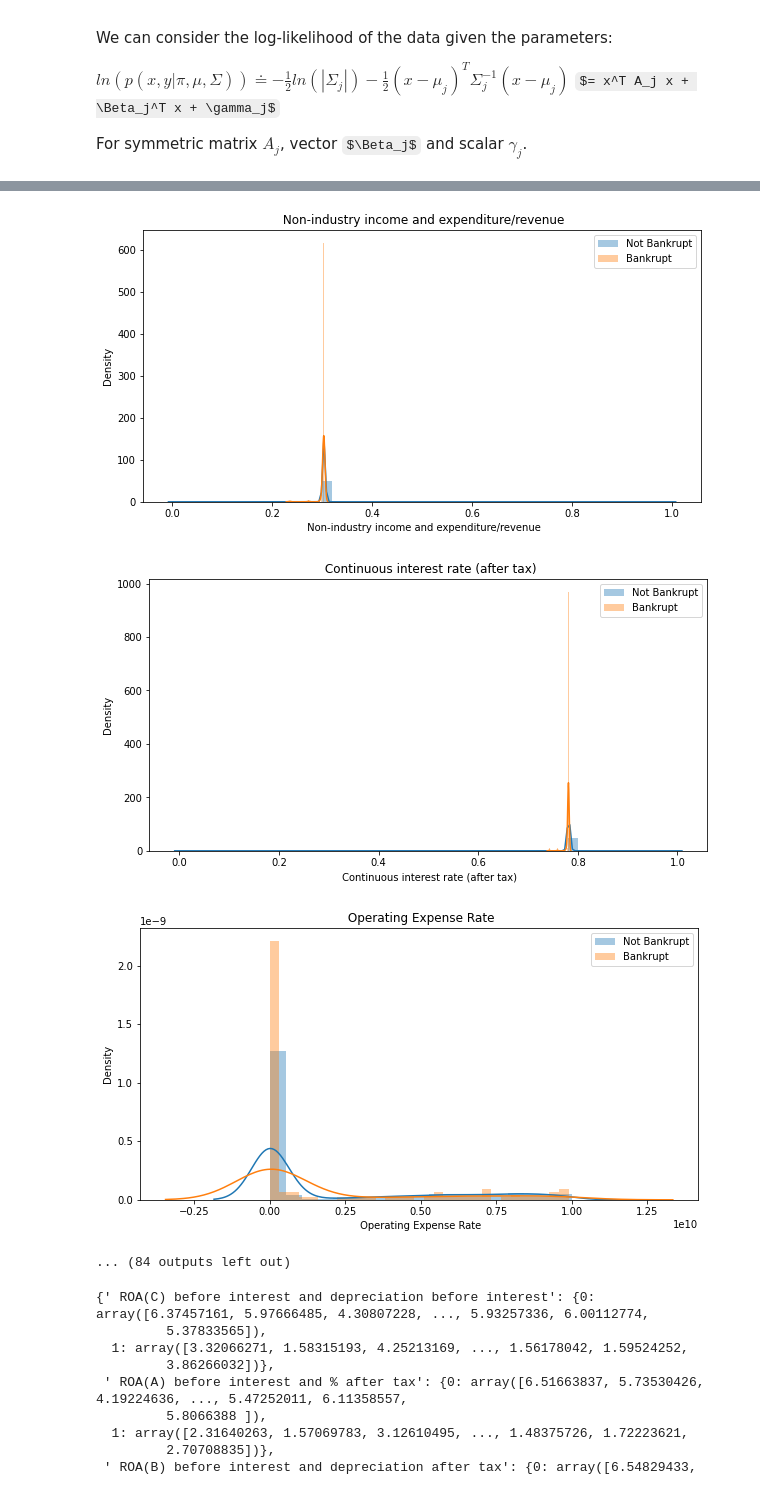
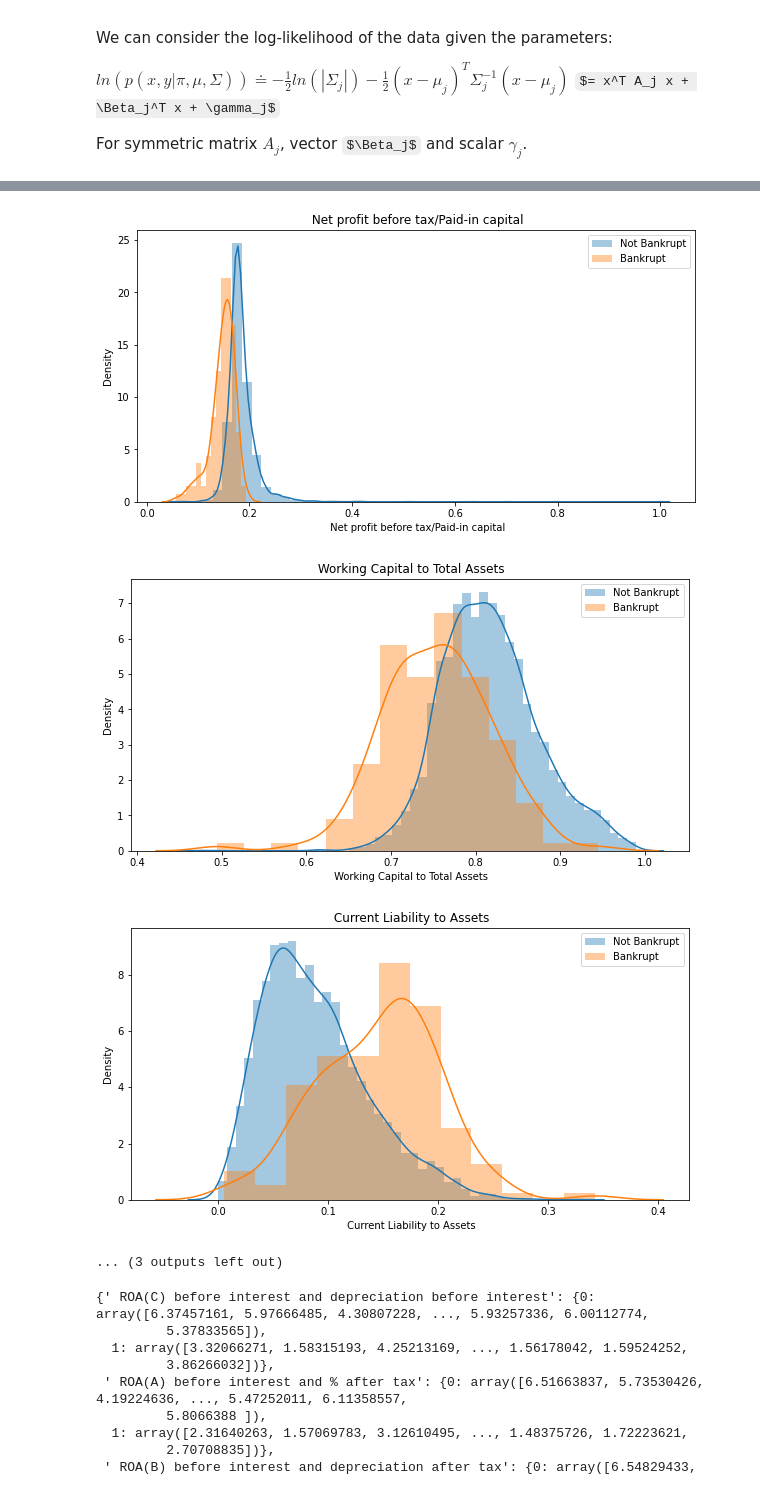
Before and after one commit to CooperSc/bankruptcy-prediction, a Jupyter notebook: data.ipynb, the cells around one changed output, grey strips where cells are left out. Saved outputs shown, nothing was run; the diff lists cells and outputs as text; code cells hidden in the pictures; some formulas as TeX source.

Commit message:
graphs

```diff
--- a/data.ipynb
+++ b/data.ipynb
@@ -127,11 +127,13 @@ plt.legend()
 plt.title('Debt Ratio %')
 plt.show()
 
-# now do the same for all features
+# now do the same for the top 15 most correlated features
+top_features = train.corr()['Bankrupt?'].abs().sort_values(ascending=False).index[:15]
+
 mu = {}
 sigma = {}
 for col in train.columns:
-    if col == 'Bankrupt?':
+    if col == 'Bankrupt?' or col not in top_features:
         continue
     mu[col] = {}
     sigma[col] = {}
@@ -158,7 +160,7 @@ for col in train.columns:
-[figure, old version]
+[figure, new version]
-[figure, old version]
+[figure, new version]
-[figure, old version]
+[figure, new version]
-... (84 outputs left out)
+... (3 outputs left out)
 # %%
 # %% [output]
 {' ROA(C) before interest and depreciation before interest': {0: array([6.37457161, 5.97666485, 4.30807228, ..., 5.93257336, 6.00112774,
```
Also changed, not shown: parts of 1 cell of this notebook.
